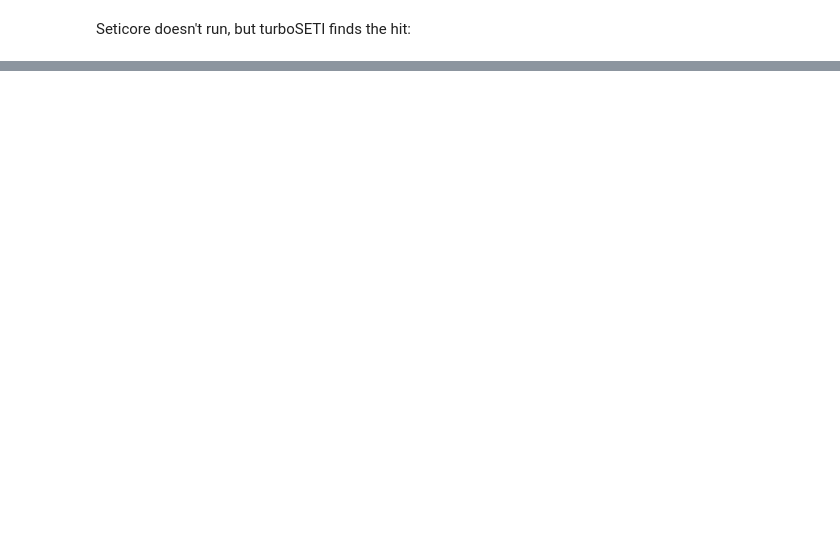
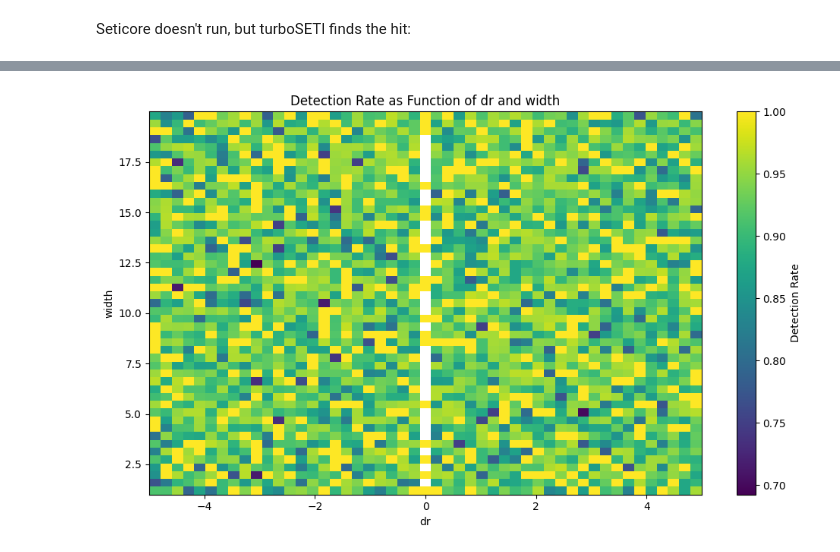
Before and after one commit to Oxke/seti-deliverables, a Jupyter notebook: noise_only_MeerKAT_5b.ipynb, the cells around one changed output, grey strips where cells are left out. Drawn from its saved outputs; the diff is of its cells as text; code cells hidden in the pictures; blank space fills up the shorter version.

```diff
--- a/noise_only_MeerKAT_5b.ipynb
+++ b/noise_only_MeerKAT_5b.ipynb
@@ -145,0 +335,16 @@ Search time:  0.40 min
+# %%
+SIGNALS = []
+def process_file(f: Path):
+    seticore_f = seticore_dir / (f.stem + ".dat")
+    signals_f  = signal_dir   / (f.name + ".npy")
+    assert signals_f.exists(), "numpy array with signal info not found"
+    assert seticore_f.exists(), "run seticore on the file first"
+    signals = np.load(signals_f).T # cols are [mean_freq, dr, snr, width]
+    seticore = np.loadtxt(seticore_f) #
+    seticore_like_signals = np.vstack([
+        (seticore[:, 6:8].mean(axis=1) * 1e6 + 150 * seticore[:, 1]) * 1e-9,
+        seticore[:, 1],
+        seticore[:, 2],
+    ]).T
+    for s in signals:
+        SIGNALS.append(np.array([*s, gets_found(s[:3], seticore_like_signals)]))
@@ -145,0 +419,2 @@ Search time:  0.40 min
+# %%
+SIGNALS = np.array(SIGNALS)
@@ -145,0 +435,4 @@ Search time:  0.40 min
+# %%
+dr_width(SIGNALS)
+# %% [output]
+[figure, added]
```
Also changed, not shown: parts of 40 cells of this notebook, 2 other files.
